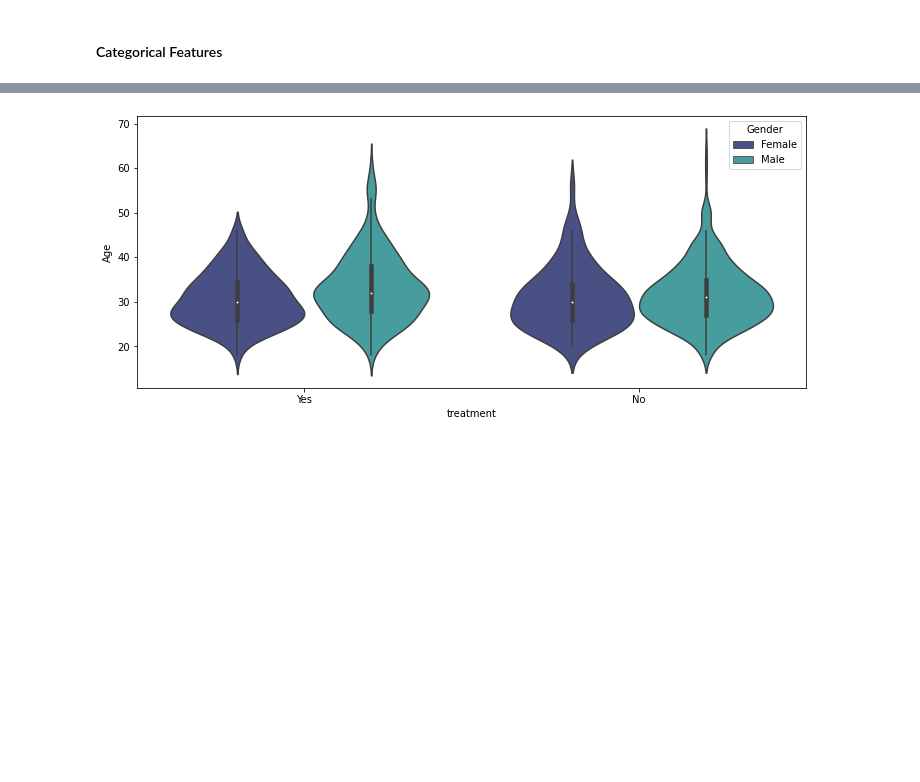
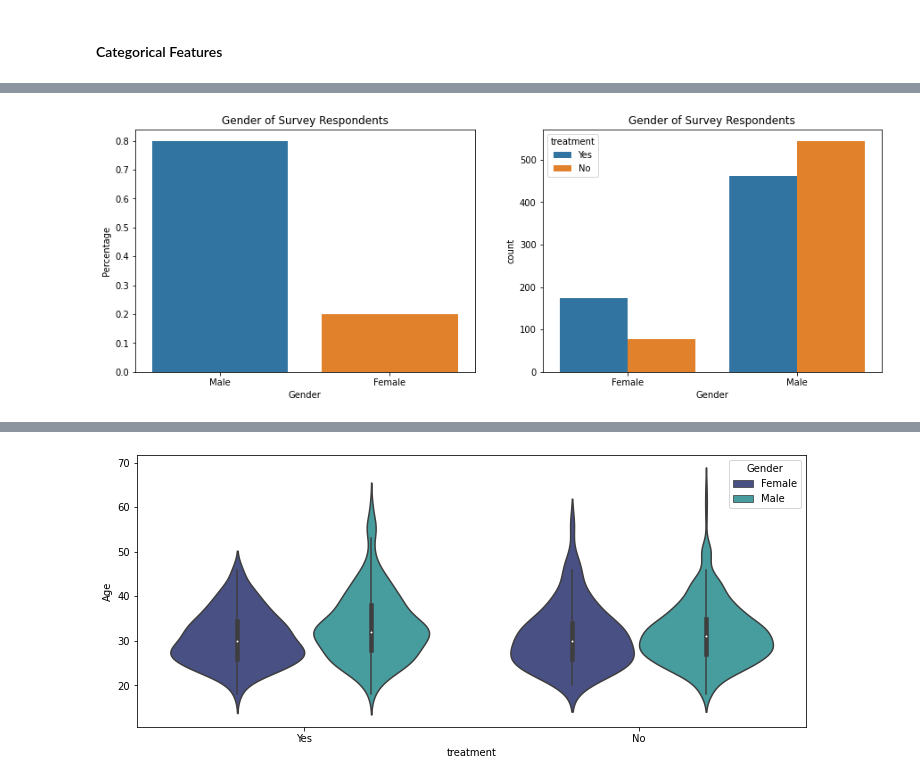
Before and after one commit to koriisabellaa/mental-health-predict, a Jupyter notebook: Feature_Eng_Mental_Health_in_Tech_Survey.ipynb, the cells around one changed output, grey strips where cells are left out. Drawn from its saved outputs; the diff is of its cells as text; code cells hidden in the pictures; blank space fills up the shorter version.

```diff
--- a/Feature_Eng_Mental_Health_in_Tech_Survey.ipynb
+++ b/Feature_Eng_Mental_Health_in_Tech_Survey.ipynb
@@ -388,0 +307,12 @@ Name: treatment, dtype: int64
+# %%
+plt.figure(figsize = (15,5))
+plt.subplot(1,2,1)
+eda_percentage = df['Gender'].value_counts(normalize = True).rename_axis('Gender').reset_index(name = 'Percentage')
+sns.barplot(x = 'Gender', y = 'Percentage', data = eda_percentage.head(10))
+plt.title('Gender of Survey Respondents')
+plt.subplot(1,2,2)
+sns.countplot(df['Gender'], hue = df['treatment'])
+plt.title('Gender of Survey Respondents')
+plt.show()
+# %% [output]
+[figure, added]
```
Also changed, not shown: parts of 20 cells of this notebook.
